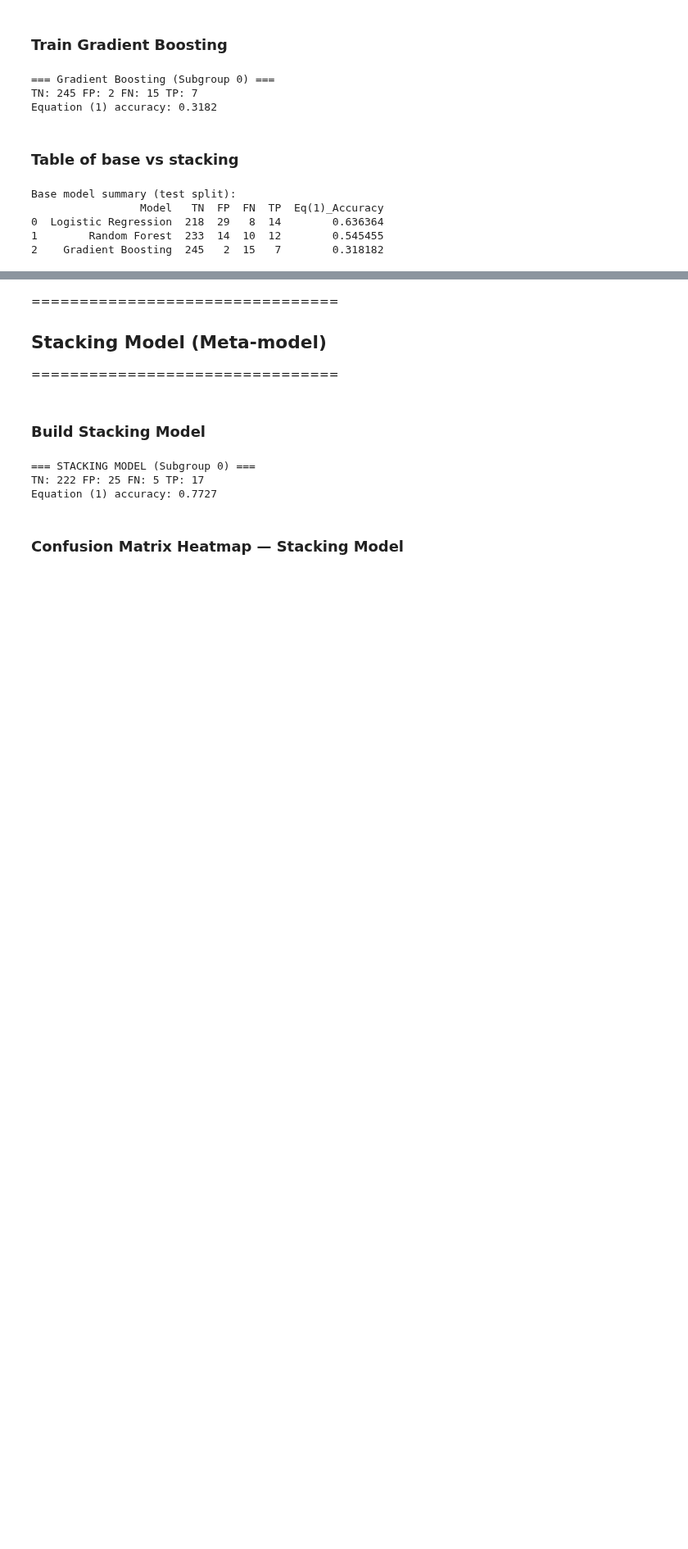
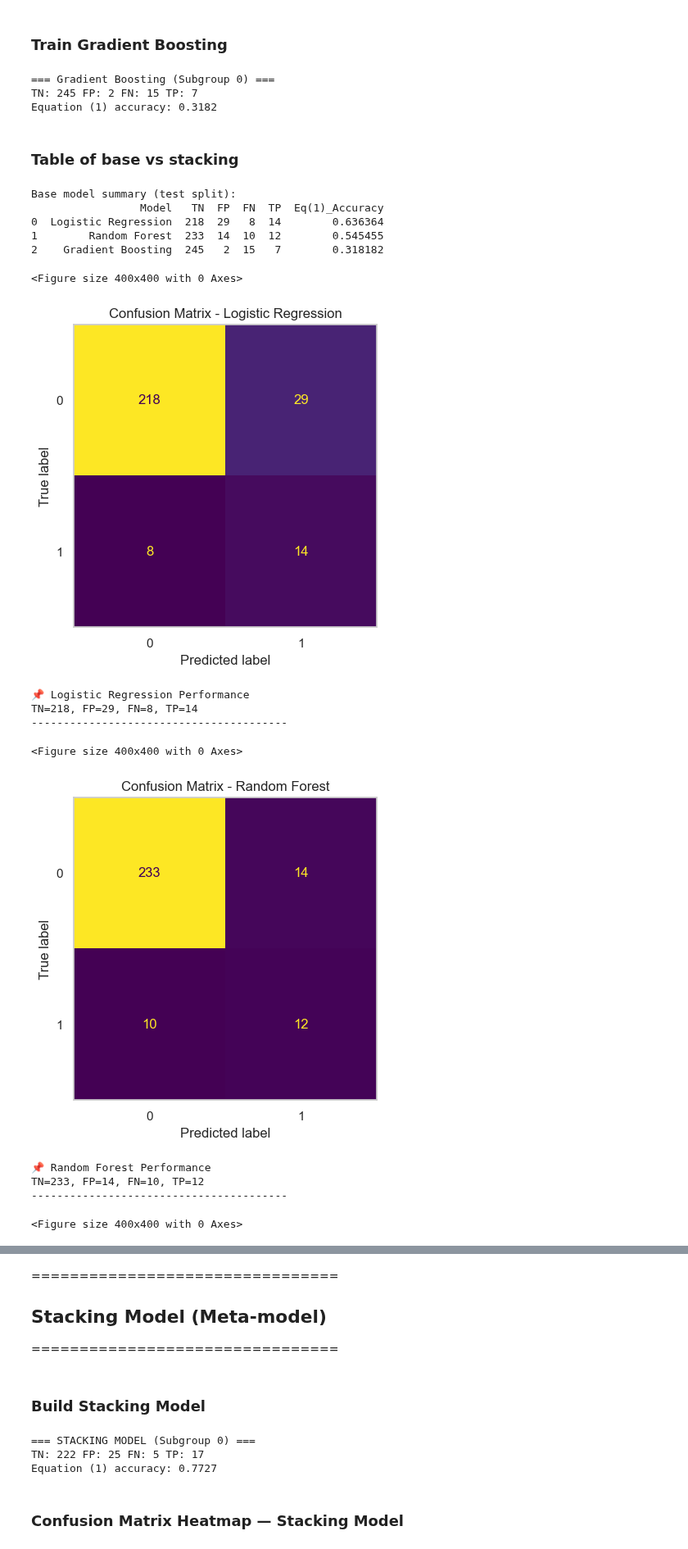
Before and after one commit to ParthGadekar0631/Corporate-Bankruptcy-Prediction-System, a Jupyter notebook: Parth_Subgroup0.ipynb, the cells around one changed output, grey strips where cells are left out. Shown at 82% size. Cells and saved outputs as stored; diff of their text form; code cells hidden in the pictures; blank space fills up the shorter version.

Commit message:
confusion matrix

```diff
--- a/Parth_Subgroup0.ipynb
+++ b/Parth_Subgroup0.ipynb
@@ -218,3 +218,46 @@ Base model summary (test split):
 0  Logistic Regression  218  29   8  14        0.636364
 1        Random Forest  233  14  10  12        0.545455
 2    Gradient Boosting  245   2  15   7        0.318182
+# %%
+from sklearn.metrics import confusion_matrix, ConfusionMatrixDisplay
+import matplotlib.pyplot as plt
+
+models = {
+    "Logistic Regression": lr_pipeline,
+    "Random Forest": rf,
+    "Gradient Boosting": gb,
+    "Stacking": stack_model      # Optional: only after stack_model.fit()
+}
+
+for name, model in models.items():
+
+    # Predictions on Validation Split (Not full training data)
+    y_pred = model.predict(X_test)
+
+    # Generate Confusion Matrix
+    cm = confusion_matrix(y_test, y_pred)
+
+    plt.figure(figsize=(4,4))
+    disp = ConfusionMatrixDisplay(confusion_matrix=cm)
+    disp.plot(colorbar=False)
+    plt.title(f"Confusion Matrix - {name}")
+    plt.grid(False)
+    plt.show()
+
+    # Extract values
+    TN, FP, FN, TP = cm.ravel()
+    print(f"\n📌 {name} Performance")
+    print(f"TN={TN}, FP={FP}, FN={FN}, TP={TP}")
+    print("-"*40)
+# %% [output]
+<Figure size 400x400 with 0 Axes>
+[figure, added]
+📌 Logistic Regression Performance
+TN=218, FP=29, FN=8, TP=14
+----------------------------------------
+<Figure size 400x400 with 0 Axes>
+[figure, added]
+📌 Random Forest Performance
+TN=233, FP=14, FN=10, TP=12
+----------------------------------------
+<Figure size 400x400 with 0 Axes>
```
Also changed, not shown: parts of 1 cell of this notebook.
